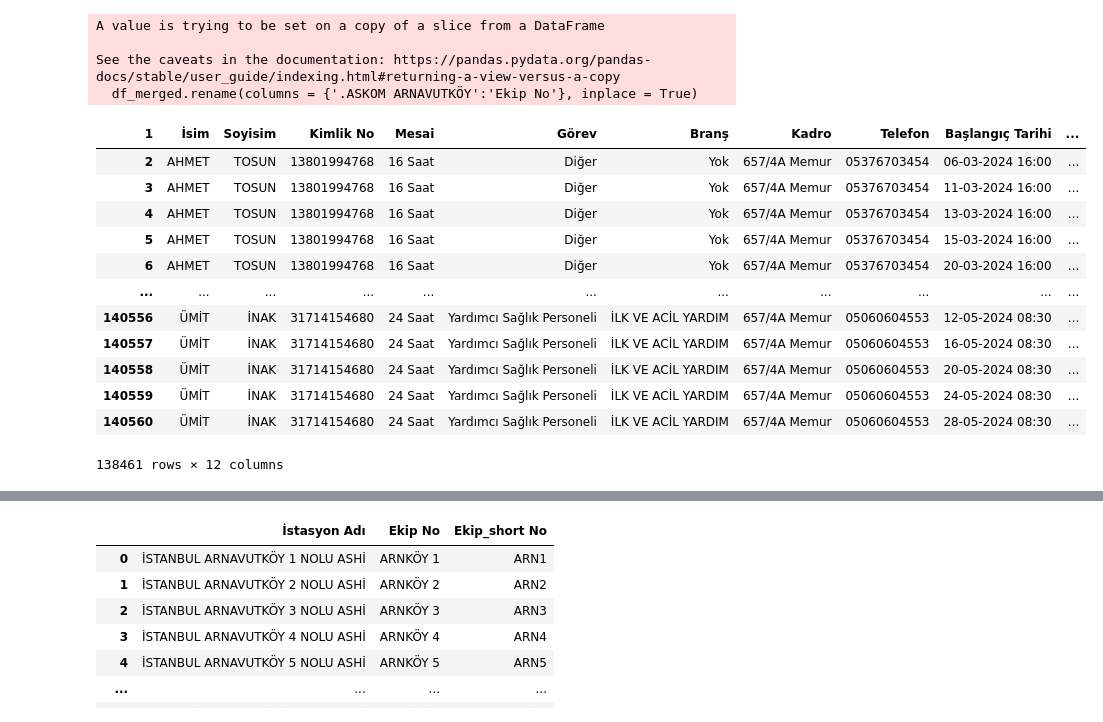
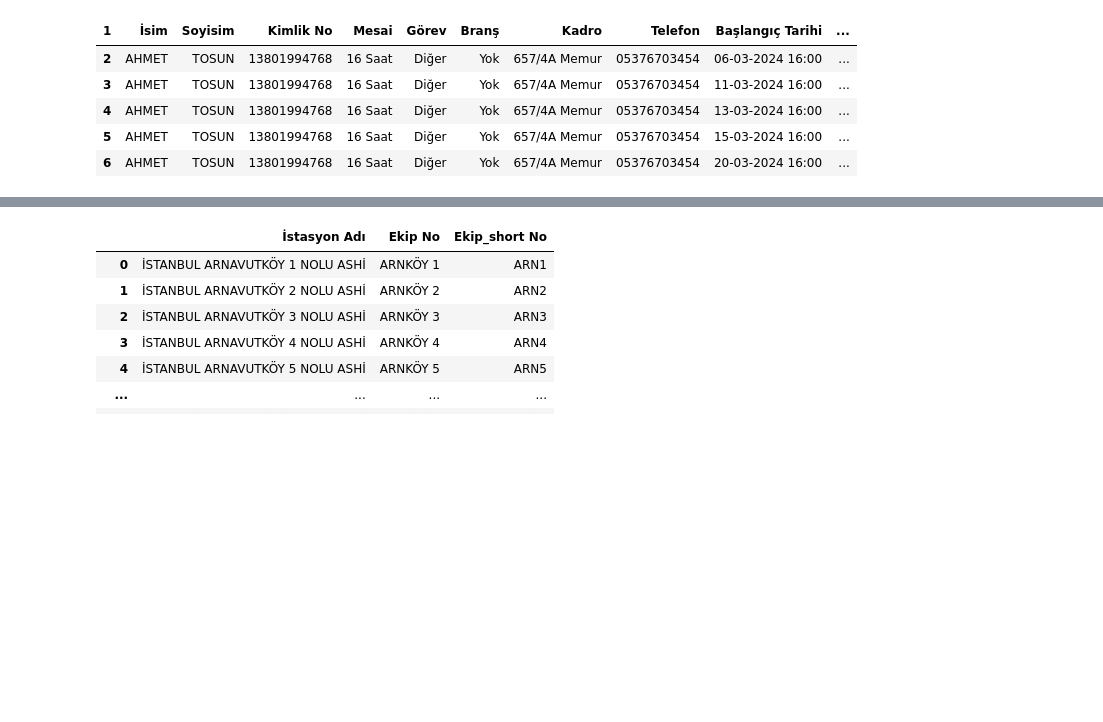
Before and after one commit to kayamui/istanbul_analysis, a Jupyter notebook: champions_league/vaka_formunu_gec_gonderenler_champions_league.ipynb, the cells around one changed output, grey strips where cells are left out. Saved outputs shown, nothing was run; the diff lists cells and outputs as text; code cells hidden in the pictures; blank space fills up the shorter version.

```diff
--- a/champions_league/vaka_formunu_gec_gonderenler_champions_league.ipynb
+++ b/champions_league/vaka_formunu_gec_gonderenler_champions_league.ipynb
@@ -58,23 +49,13 @@ df_merged = df_merged[df_merged['İsim'] != 'İsim']
 # %%
+df_merged = df_merged[df_merged['Soyisim'] != 'False']
+df_merged = df_merged[df_merged['İsim'] != 'İsim']
 df_merged.rename(columns = {'.ASKOM ARNAVUTKÖY':'Ekip No'}, inplace = True)
-# %% [output]
-A value is trying to be set on a copy of a slice from a DataFrame
-
-See the caveats in the documentation: https://pandas.pydata.org/pandas-docs/stable/user_guide/indexing.html#returning-a-view-versus-a-copy
-  df_merged.rename(columns = {'.ASKOM ARNAVUTKÖY':'Ekip No'}, inplace = True)
 # %%
-df_merged
+df_merged.head()
 # %% [output]
 | 1 | İsim | Soyisim | Kimlik No | Mesai | Görev | Branş | Kadro | Telefon | Başlangıç Tarihi | ... |
 | 2 | AHMET | TOSUN | 13801994768 | 16 Saat | Diğer | Yok | 657/4A Memur | 05376703454 | 06-03-2024 16:00 | ... |
 | 3 | AHMET | TOSUN | 13801994768 | 16 Saat | Diğer | Yok | 657/4A Memur | 05376703454 | 11-03-2024 16:00 | ... |
 | 4 | AHMET | TOSUN | 13801994768 | 16 Saat | Diğer | Yok | 657/4A Memur | 05376703454 | 13-03-2024 16:00 | ... |
 | 5 | AHMET | TOSUN | 13801994768 | 16 Saat | Diğer | Yok | 657/4A Memur | 05376703454 | 15-03-2024 16:00 | ... |
 | 6 | AHMET | TOSUN | 13801994768 | 16 Saat | Diğer | Yok | 657/4A Memur | 05376703454 | 20-03-2024 16:00 | ... |
-| ... | ... | ... | ... | ... | ... | ... | ... | ... | ... | ... |
-| 140556 | ÜMİT | İNAK | 31714154680 | 24 Saat | Yardımcı Sağlık Personeli | İLK VE ACİL YARDIM | 657/4A Memur | 05060604553 | 12-05-2024 08:30 | ... |
-| 140557 | ÜMİT | İNAK | 31714154680 | 24 Saat | Yardımcı Sağlık Personeli | İLK VE ACİL YARDIM | 657/4A Memur | 05060604553 | 16-05-2024 08:30 | ... |
-| 140558 | ÜMİT | İNAK | 31714154680 | 24 Saat | Yardımcı Sağlık Personeli | İLK VE ACİL YARDIM | 657/4A Memur | 05060604553 | 20-05-2024 08:30 | ... |
-| 140559 | ÜMİT | İNAK | 31714154680 | 24 Saat | Yardımcı Sağlık Personeli | İLK VE ACİL YARDIM | 657/4A Memur | 05060604553 | 24-05-2024 08:30 | ... |
-| 140560 | ÜMİT | İNAK | 31714154680 | 24 Saat | Yardımcı Sağlık Personeli | İLK VE ACİL YARDIM | 657/4A Memur | 05060604553 | 28-05-2024 08:30 | ... |
-138461 rows × 12 columns
```
Also changed, not shown: parts of 98 cells of this notebook.
